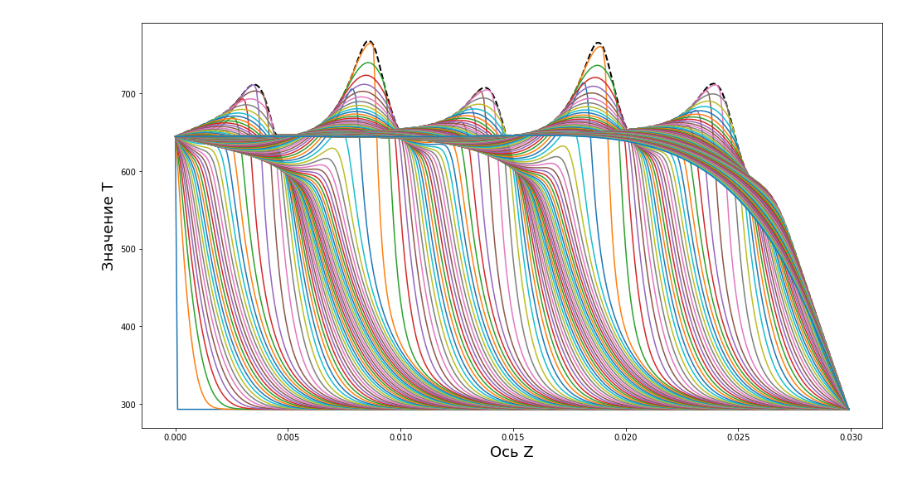
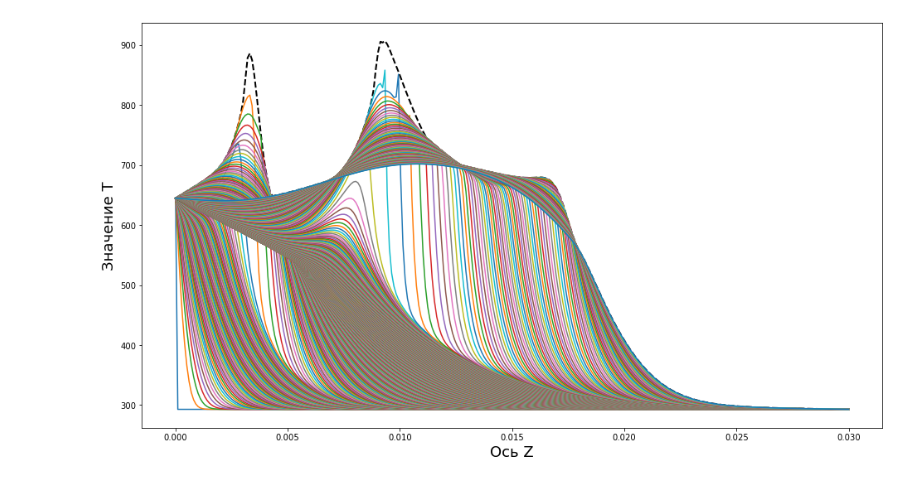
Before and after one commit to KokorinIlya/computational_methods, a Jupyter notebook: Coursework/main.ipynb, the cells around one changed output. Cells and saved outputs as stored; diff of their text form; code cells hidden in the pictures.

```diff
--- a/Coursework/main.ipynb
+++ b/Coursework/main.ipynb
@@ -59,7 +58,7 @@ dz = 1e-4
 z_steps = int((b-a) / dz)
 
 teta = 500
-dt = 5e-2
+dt = 1e-2
 t_steps = int(teta / dt)
 
 r_X = D * dt / (dz ** 2)
@@ -84,6 +85,6 @@ def W(X, T):
 # %%
 def W_vectorized(X, T):
-    return -K*np.multiply((X ** alpha), np.exp(-E * np.reciprocal(R*T)))
+    return -K*np.multiply((np.power(X, alpha)), np.exp(-E/R * np.reciprocal(T)))
 # %%
 def solve(solver):
     Ts = [t_start]
@@ -149,8 +150,8 @@ def non_evident(t, prevT, prevX):
     T_d[z_steps - 1] = T0
     X_d[z_steps - 1] = 1
 
-    newT = solve_banded((1, 1), np.array([T_c, T_b, T_a]), T_d)
-    newX = solve_banded((1, 1), np.array([X_c, X_b, X_a]), X_d)
+    newT = solve_banded((1, 1), np.array([T_c, T_b, T_a]), T_d, overwrite_ab=True, overwrite_b=True, check_finite=True)
+    newX = solve_banded((1, 1), np.array([X_c, X_b, X_a]), X_d, overwrite_ab=True, overwrite_b=True, check_finite=True)
     return newT, newX
 # %%
 Ts, Xs = solve(non_evident)
@@ -190,6 +186,6 @@ build_gif(Xs, 'X')
 # %%
 def show_series(Ys, step, name):
-    zs = np.arange(a, b, dz)
+    zs = np.linspace(a, b, z_steps)
     plt.subplots(figsize=(16,9))
     bound_Ys = np.apply_along_axis(np.amax, 0, np.array(Ys))
     plt.plot(zs, bound_Ys, linestyle='--', color='black', linewidth=2.0)
@@ -219,7 +215,7 @@ show_w(50)
 # %%
-show_series(Ts, 50, 'T')
+show_series(Ts, 100, 'T')
 # %% [output]
-[figure, old version]
+[figure, new version]
 # %%
 show_series(Xs, 100, 'X')
 # %% [output]
```
Also changed, not shown: parts of 13 cells of this notebook, 5 other files.
